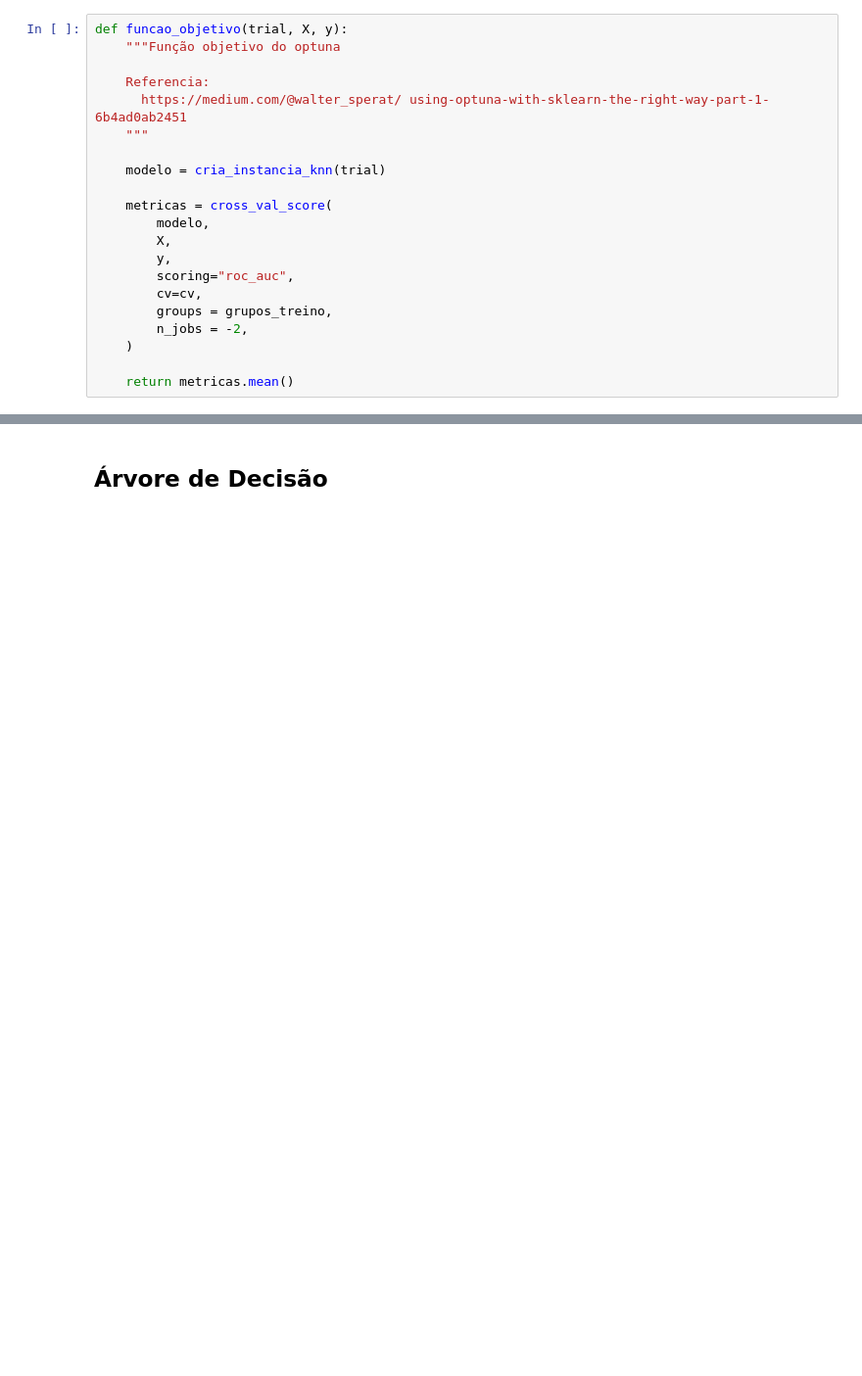
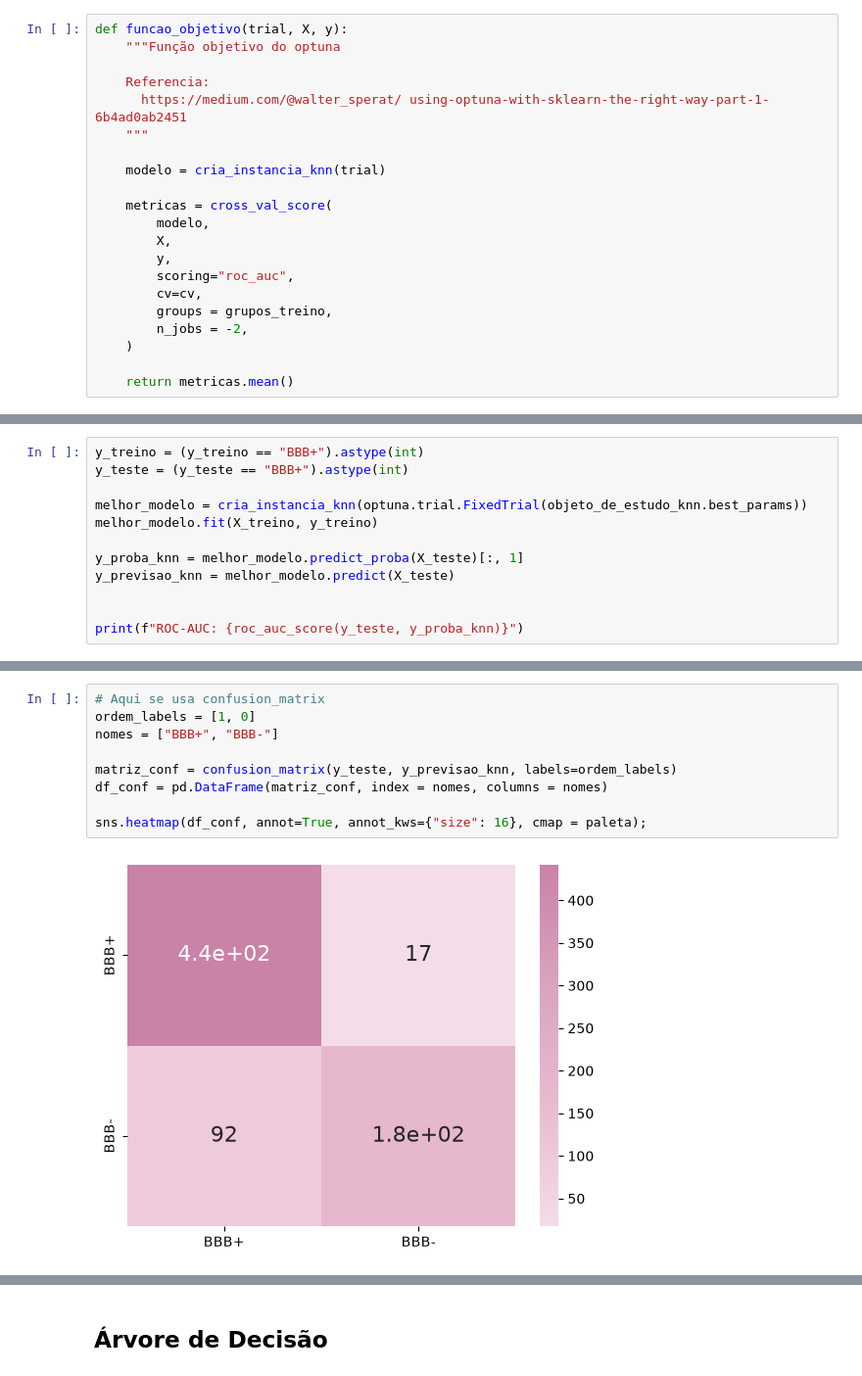
Before and after one commit to Maria-Clara-CosFerreira/brain-permeability-prediction, a Jupyter notebook: Trabalho-Final.ipynb, the cells around one changed output, grey strips where cells are left out. Shown at 98% size. Saved outputs shown, nothing was run; the diff lists cells and outputs as text; blank space fills up the shorter version.

```diff
--- a/Trabalho-Final.ipynb
+++ b/Trabalho-Final.ipynb
@@ -338,0 +400,12 @@ df_resultado_knn
+# %%
+y_treino = (y_treino == "BBB+").astype(int)
+y_teste = (y_teste == "BBB+").astype(int)
+
+melhor_modelo = cria_instancia_knn(optuna.trial.FixedTrial(objeto_de_estudo_knn.best_params))
+melhor_modelo.fit(X_treino, y_treino)
+
+y_proba_knn = melhor_modelo.predict_proba(X_teste)[:, 1]
+y_previsao_knn = melhor_modelo.predict(X_teste)
+
+
+print(f"ROC-AUC: {roc_auc_score(y_teste, y_proba_knn)}")
@@ -338,0 +446,11 @@ df_resultado_knn
+# %%
+# Aqui se usa confusion_matrix
+ordem_labels = [1, 0]
+nomes = ["BBB+", "BBB-"]
+
+matriz_conf = confusion_matrix(y_teste, y_previsao_knn, labels=ordem_labels)
+df_conf = pd.DataFrame(matriz_conf, index = nomes, columns = nomes)
+
+sns.heatmap(df_conf, annot=True, annot_kws={"size": 16}, cmap = paleta);
+# %% [output]
+[figure, added]
```
Also changed, not shown: parts of 56 cells of this notebook.
